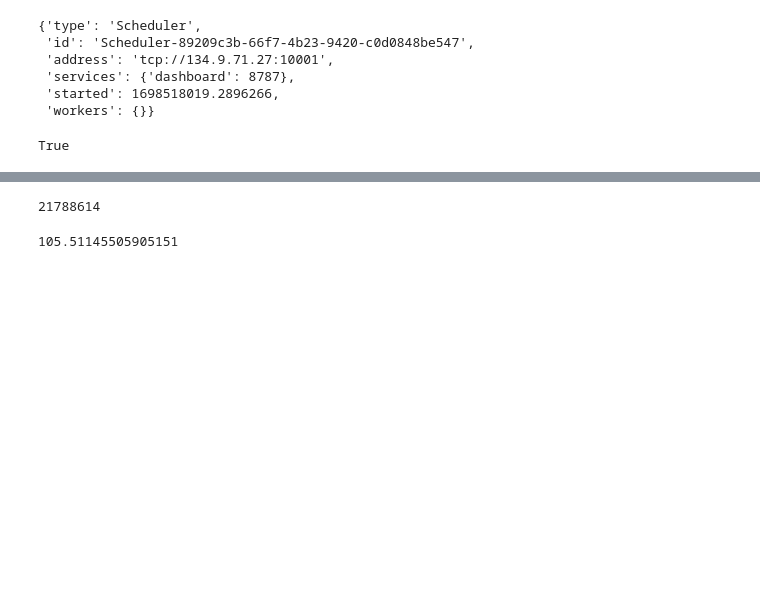
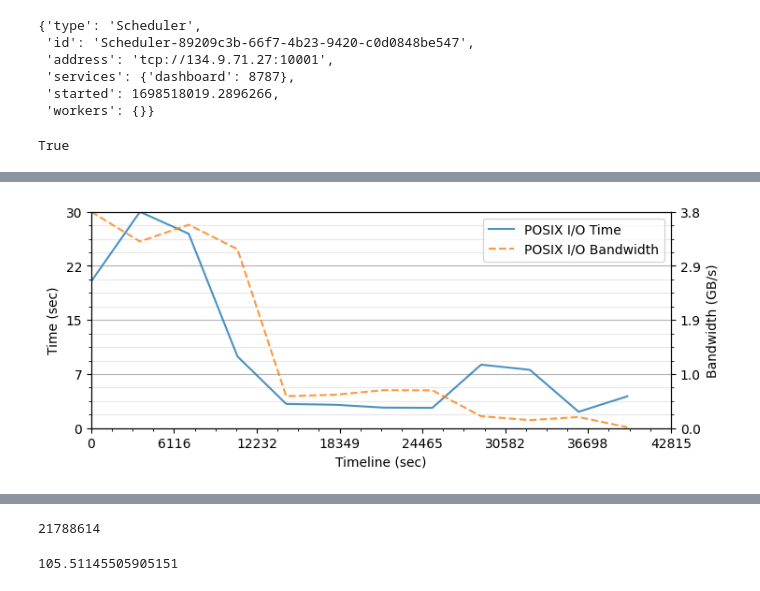
Before and after one commit to hariharan-devarajan/dftracer, a Jupyter notebook: examples/dlp_analyzer/dlp_analyzer.ipynb, the cells around one changed output, grey strips where cells are left out. Drawn from its saved outputs; the diff is of its cells as text; code cells hidden in the pictures; blank space fills up the shorter version.

Commit message:
fixes for analyzer.

```diff
--- a/examples/dlp_analyzer/dlp_analyzer.ipynb
+++ b/examples/dlp_analyzer/dlp_analyzer.ipynb
@@ -50,3 +52,38 @@ dask_scheduler
+# %%
+def get_conditions_cosmoflow(json_object):
+    app_io_cond = "TFReader.parse_image" in json_object["name"] # Cosmoflow
+    compute_cond = "compute" in json_object["name"] # Cosmoflow
+    io_cond = "POSIX" == json_object["cat"] # Cosmoflow
+    return app_io_cond, compute_cond, io_cond
+
+def get_conditions_resnet(json_object):
+    app_io_cond = "IO" == json_object["cat"] # Resnet50
+    compute_cond = "cpu" in json_object["name"] or "compute" in json_object["cat"] # Resnet50
+    io_cond = "POSIX" == json_object["cat"] # Cosmoflow
+    return app_io_cond, compute_cond, io_cond
+
+def get_conditions_unet3d(json_object):
+    app_io_cond = "NPZReader.read_index" in json_object["name"] # Unet3d
+    compute_cond = "compute" in json_object["name"] # Unet3d
+    io_cond = "POSIX" == json_object["cat"] # Cosmoflow
+    return app_io_cond, compute_cond, io_cond
+# %%
+condition_fn = None
+if app_name == "cosmoflow":
+    filename = "/usr/WS2/iopp/kogiou1/dlio_benchmark/hydra_log/cosmoflow/2023-10-31-10-27-24/.trace*.pfw.gz"
+    condition_fn = get_conditions_cosmoflow
+elif app_name == "resnet":
+    filename = "/usr/workspace/iopp/dlio_paper_results/resnet_50_1node_4ppn/*.pfw.gz"
+    condition_fn = get_conditions_resnet
+elif app_name == "unet3d":
+    filename = "/usr/workspace/iopp/kogiou1/dlio_benchmark_logs/unet3d/node_32_ppn_4/.trace*.pfw.gz"
+    condition_fn = get_conditions_unet3d
+elif app_name == "mummi":
+    filename = "/usr/workspace/iopp/dlp_traces/mummi-32-node/trace*.pfw.gz"
+elif app_name == "mummi":
+    filename = "/usr/workspace/iopp/dlp_traces/deep_speed_32_4ppn/*.pfw.gz"
+else:
+    raise Exception("Unknown App name")
 # %%
 conf = update_dlp_configuration(dask_scheduler=dask_scheduler["address"], verbose=True,
                                 log_file="./dlp.log", rebuild_index=False, time_approximate=True,
@@ -134,0 +236,12 @@ To provide an explicit output types or to silence this message, please provide t
+# %%
+fig, ax1, ax2 = analyzer.plots.time_bw_timeline(
+    bw_unit='gb',
+    figsize=(8, 3),
+    line1_label='POSIX I/O Time',
+    line2_label='POSIX I/O Bandwidth',
+    time_col='io_time',
+    x_num_ticks=8,
+    y_num_ticks=5,
+)
+# %% [output]
+[figure, added]
```
Also changed, not shown: parts of 21 cells of this notebook, 4 other files.
